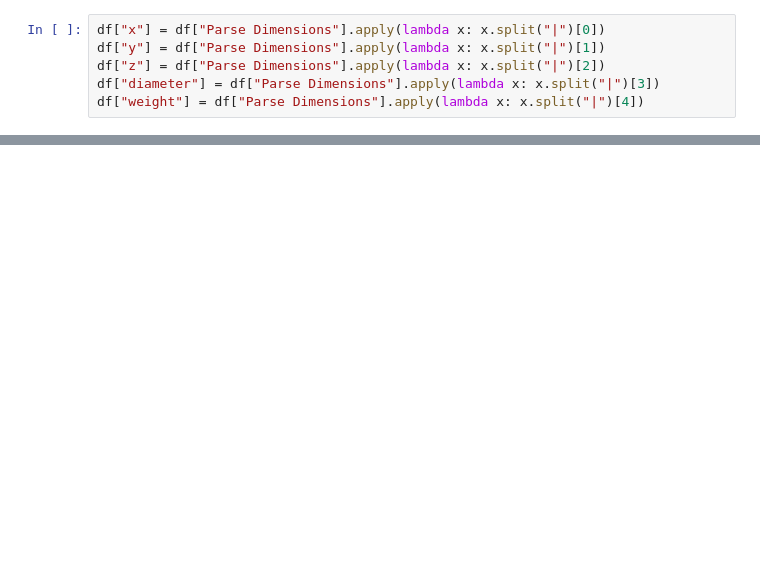
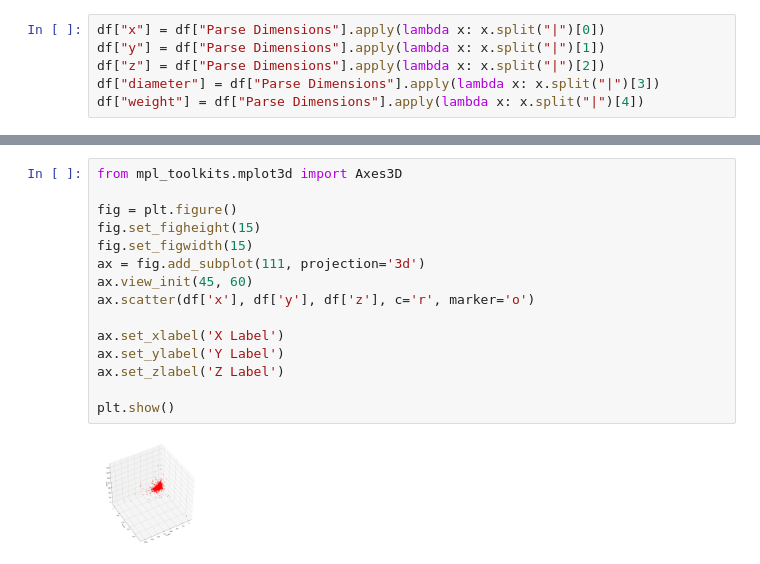
Before and after one commit to martilad/MI-PDD2018_tasks, a Jupyter notebook: 02/homework_02_B181.ipynb, the cells around one changed output, grey strips where cells are left out. Drawn from its saved outputs; the diff is of its cells as text; blank space fills up the shorter version.

```diff
--- a/02/homework_02_B181.ipynb
+++ b/02/homework_02_B181.ipynb
@@ -515,0 +392,17 @@ dtype: int64
+# %%
+from mpl_toolkits.mplot3d import Axes3D
+
+fig = plt.figure()
+fig.set_figheight(15)
+fig.set_figwidth(15)
+ax = fig.add_subplot(111, projection='3d')
+ax.view_init(45, 60)
+ax.scatter(df['x'], df['y'], df['z'], c='r', marker='o')
+
+ax.set_xlabel('X Label')
+ax.set_ylabel('Y Label')
+ax.set_zlabel('Z Label')
+
+plt.show()
+# %% [output]
+[figure, added]
```
Also changed, not shown: parts of 20 cells of this notebook.
